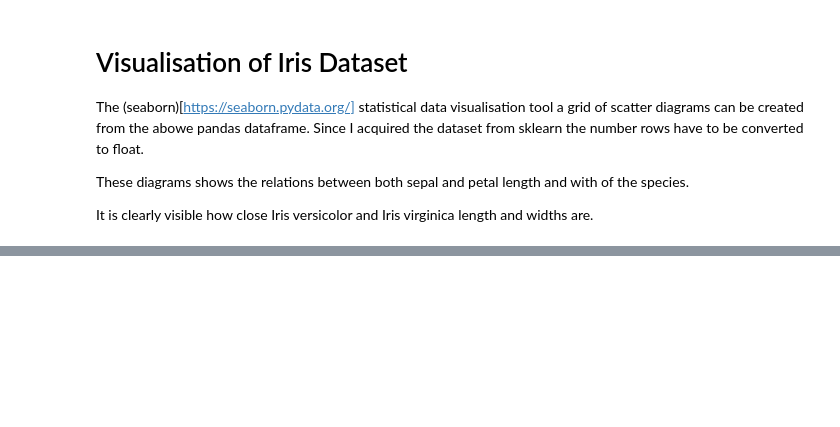
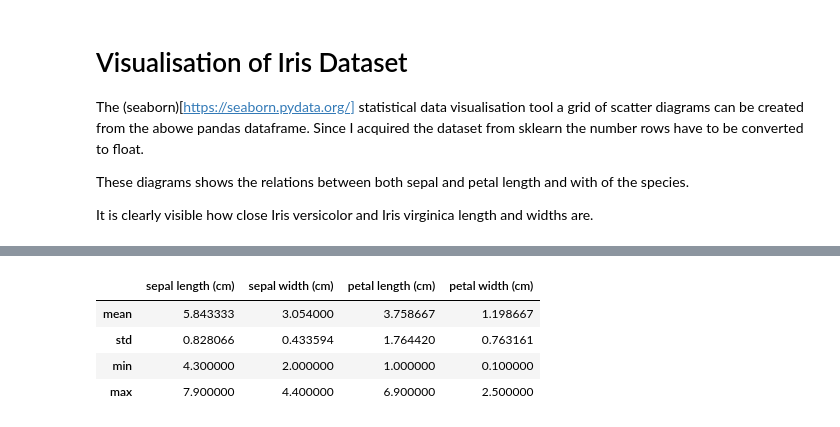
Before and after one commit to mxsxs2/Emerging-Technologies-Project, a Jupyter notebook: notebooks/Iris_datatset.ipynb, the cells around one changed output, grey strips where cells are left out. Cells and saved outputs as stored; diff of their text form; code cells hidden in the pictures; blank space fills up the shorter version.

```diff
--- a/notebooks/Iris_datatset.ipynb
+++ b/notebooks/Iris_datatset.ipynb
@@ -122,0 +108,9 @@ plt.subplots_adjust(top=0.9)
+# %%
+st=df.describe().loc[['mean','std','min','max']]
+st
+# %% [output]
+|  | sepal length (cm) | sepal width (cm) | petal length (cm) | petal width (cm) |
+| mean | 5.843333 | 3.054000 | 3.758667 | 1.198667 |
+| std | 0.828066 | 0.433594 | 1.764420 | 0.763161 |
+| min | 4.300000 | 2.000000 | 1.000000 | 0.100000 |
+| max | 7.900000 | 4.400000 | 6.900000 | 2.500000 |
```
Also changed, not shown: parts of 6 cells of this notebook.
